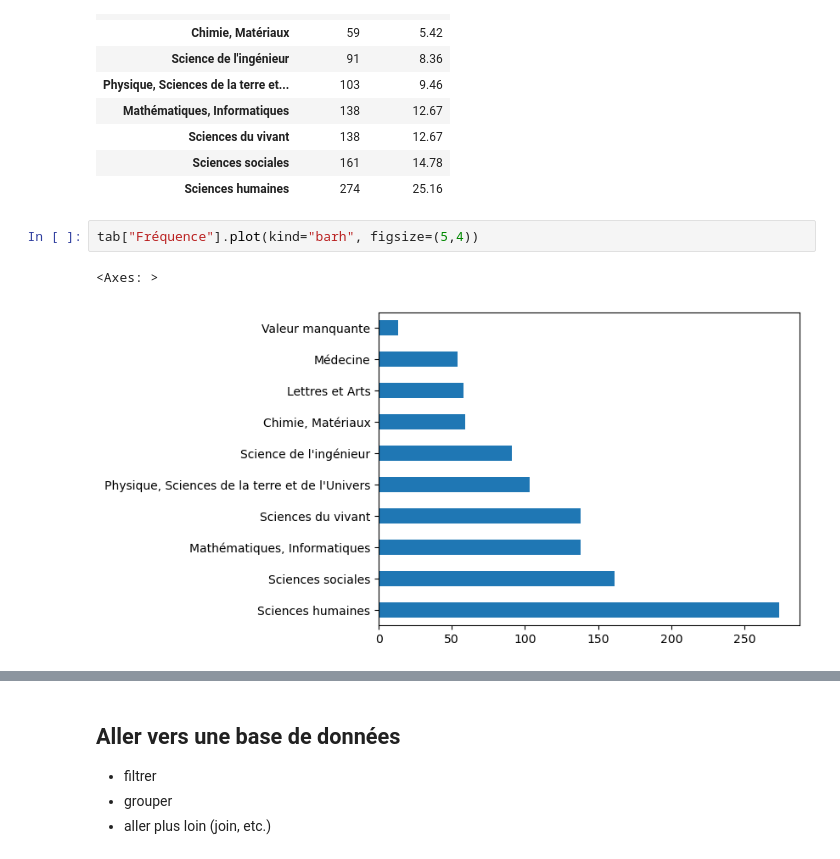
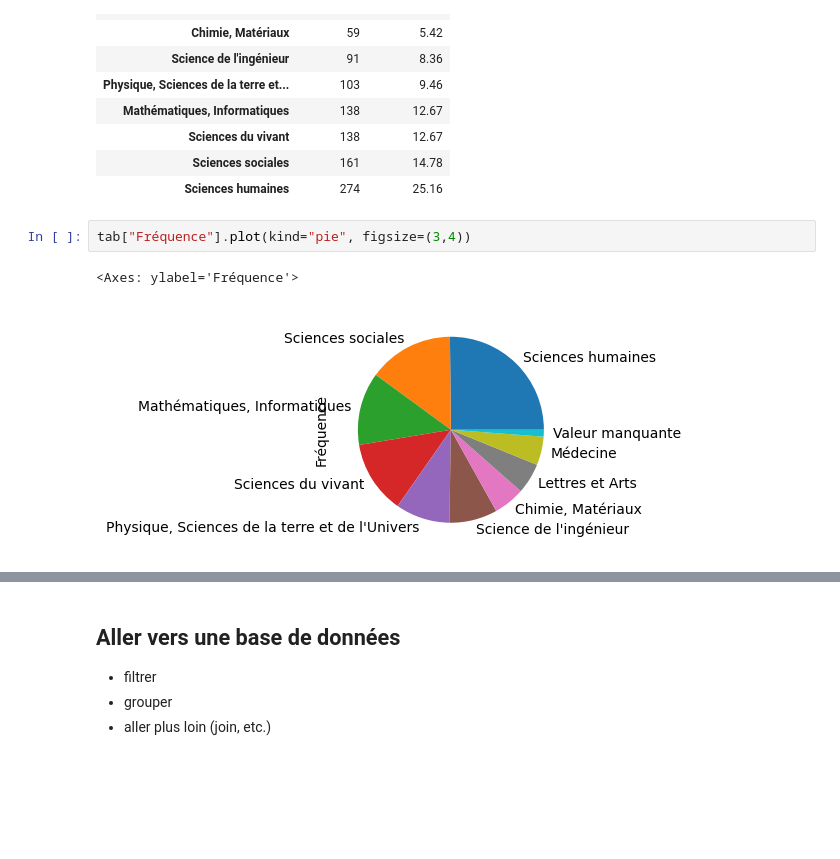
Before and after one commit to pyshs/PUD2024, a Jupyter notebook: M4 Découverte de Pandas/Traitement de données avec Pandas.ipynb, the cells around one changed output, grey strips where cells are left out. Saved outputs shown, nothing was run; the diff lists cells and outputs as text; blank space fills up the shorter version.

```diff
--- a/M4 Découverte de Pandas/Traitement de données avec Pandas.ipynb
+++ b/M4 Découverte de Pandas/Traitement de données avec Pandas.ipynb
@@ -253,7 +253,7 @@ tab.sort_values("Fréquence")
 | Sciences sociales | 161 | 14.78 |
 | Sciences humaines | 274 | 25.16 |
 # %%
-tab["Fréquence"].plot(kind="barh", figsize=(5,4))
+tab["Fréquence"].plot(kind="pie", figsize=(3,4))
 # %% [output]
-<Axes: >
+<Axes: ylabel='Fréquence'>
-[figure, old version]
+[figure, new version]
```
Also changed, not shown: parts of 26 cells of this notebook.
